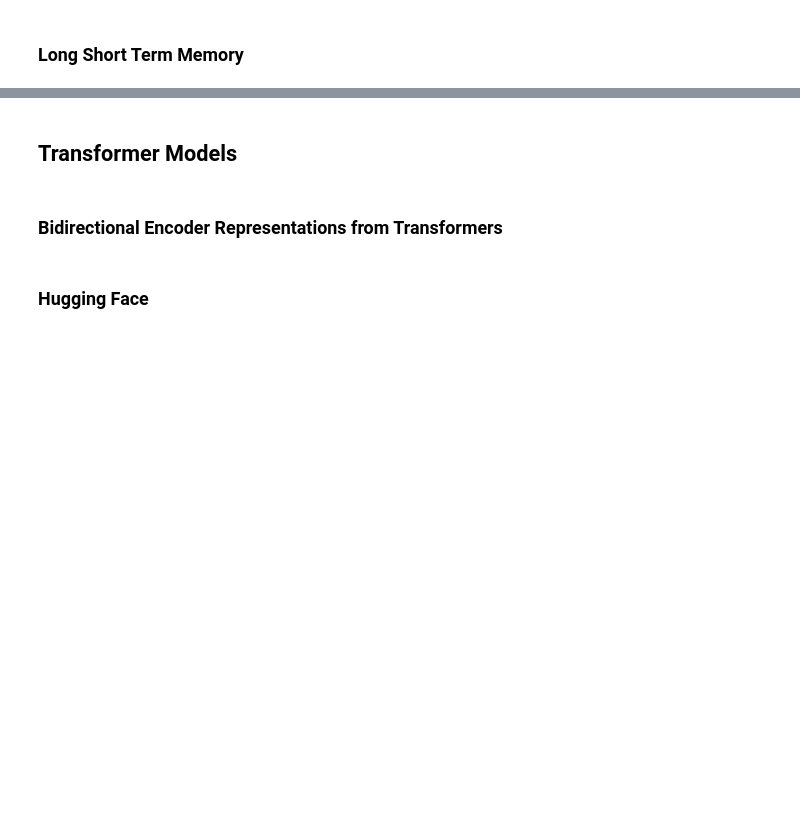
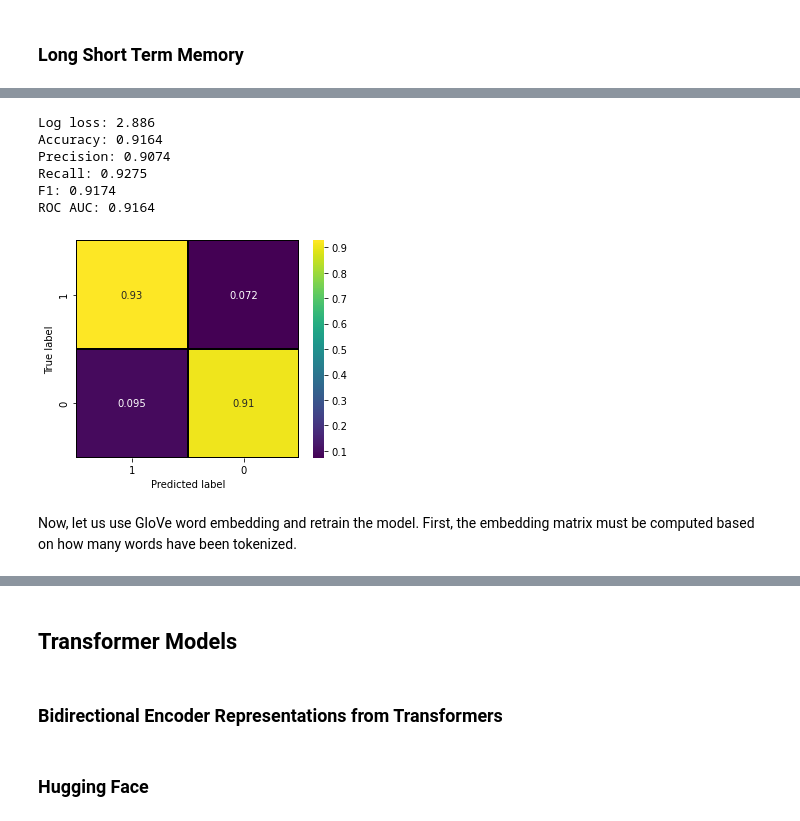
Before and after one commit to afanta-fi/Amazon_Review_Sentiment_Analysis, a Jupyter notebook: index.ipynb, the cells around one changed output, grey strips where cells are left out. Saved outputs shown, nothing was run; the diff lists cells and outputs as text; code cells hidden in the pictures; blank space fills up the shorter version.

Commit message:
LSTM with and without word embedding

```diff
--- a/index.ipynb
+++ b/index.ipynb
@@ -1715,0 +1523,22 @@ if not exists('cb_gs.pickle'):
+# %%
+def build_lstm_model(embedding=None):
+    if embedding is None:
+        sequences = layers.Input(shape=(MAX_LENGTH,))
+        embedded = layers.Embedding(MAX_FEATURES, 64)(sequences)
+    else:
+        sequences = layers.Input(shape=(embedding.shape[1],))
+        embedded = layers.Embedding(embedding.shape[0],embedding.shape[1],
+                                        weights=[embedding_matrix],
+                                        trainable=False)(sequences)
+    x = layers.CuDNNLSTM(128, return_sequences=True)(embedded)
+    x = layers.CuDNNLSTM(128)(x)
+    x = layers.Dense(100, activation='relu')(x)
+    x = layers.Dense(32, activation='relu')(x)
+    predictions = layers.Dense(1, activation='sigmoid')(x)
+    model = models.Model(inputs=sequences, outputs=predictions)
+    model.compile(optimizer='adam',
+                  loss='binary_crossentropy',
+                  metrics=['accuracy'])
+    return model
+# %%
+lstm_model_no_weight = build_lstm_model()
@@ -1715,0 +1565,7 @@ if not exists('cb_gs.pickle'):
+# %%
+lstm_model_no_weight.fit(
+        train_texts,
+        y_train,
+        batch_size=128,
+        epochs=1,
+        validation_data=(val_texts, y_valid));
@@ -1715,0 +1574,23 @@ if not exists('cb_gs.pickle'):
+# %%
+preds = lstm_model_no_weight.predict(val_texts)
+preds = 1 * (preds > 0.5)
+# %%
+print('Log loss: {:0.4}'.format(log_loss(y_valid, preds)))
+print('Accuracy: {:0.4}'.format(accuracy_score(y_valid, preds)))
+print('Precision: {:0.4}'.format(precision_score(y_valid, preds)))
+print('Recall: {:0.4}'.format(recall_score(y_valid, preds)))
+print('F1: {:0.4}'.format(f1_score(y_valid, preds)))
+print('ROC AUC: {:0.4}'.format(roc_auc_score(y_valid, preds)))
+# %% [output]
+Log loss: 2.886
+Accuracy: 0.9164
+Precision: 0.9074
+Recall: 0.9275
+F1: 0.9174
+ROC AUC: 0.9164
+# %%
+plot_confusion_matrix(y_valid, preds, normalize='true')
+# %% [output]
+[figure, added]
+# %% [markdown]
+Now, let us use GloVe word embedding and retrain the model. First, the embedding matrix must be computed based on how many words have been tokenized.
```
Also changed, not shown: parts of 53 cells of this notebook.
